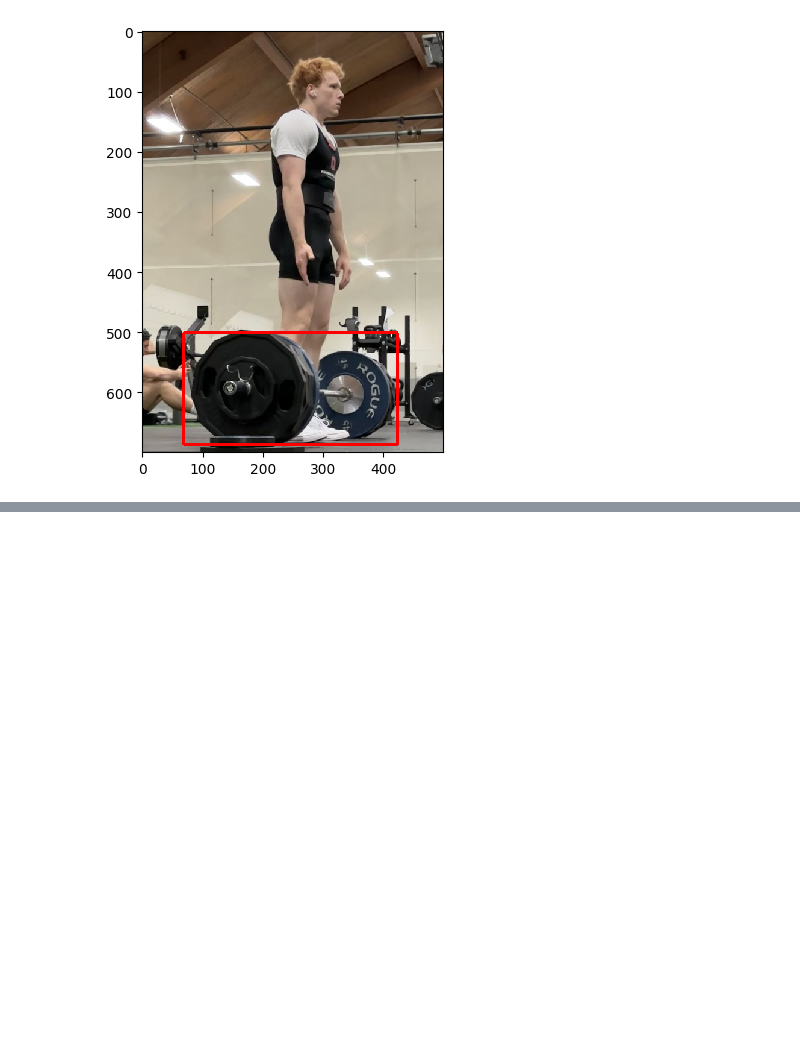
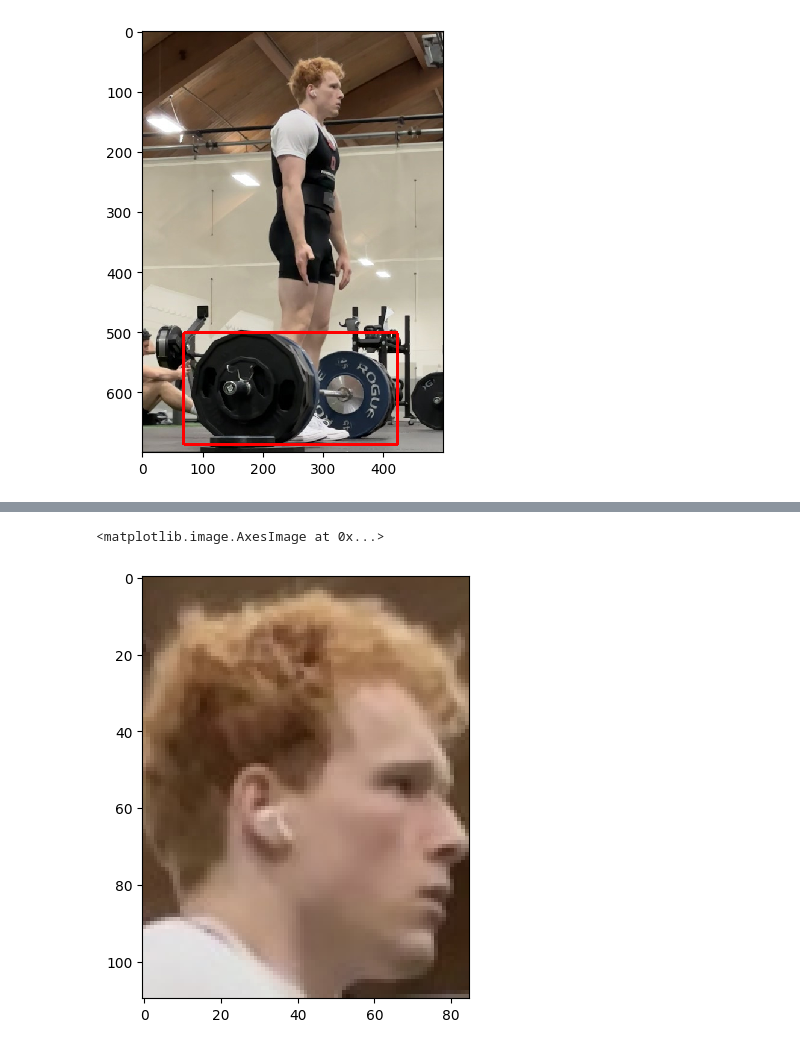
Before and after one commit to BenjaminWare/TrackingBarbell, a Jupyter notebook: CovarianceTracking.ipynb, the cells around one changed output, grey strips where cells are left out. Drawn from its saved outputs; the diff is of its cells as text; code cells hidden in the pictures; blank space fills up the shorter version.

```diff
--- a/CovarianceTracking.ipynb
+++ b/CovarianceTracking.ipynb
@@ -221,0 +208,5 @@ array([[[ 92,  64,  40],
+# %%
+io.imshow(frames[1][540:650, 750:835])
+# %% [output]
+<matplotlib.image.AxesImage at 0x...>
+[figure, added]
```
Also changed, not shown: parts of 19 cells of this notebook, 3 other files.
